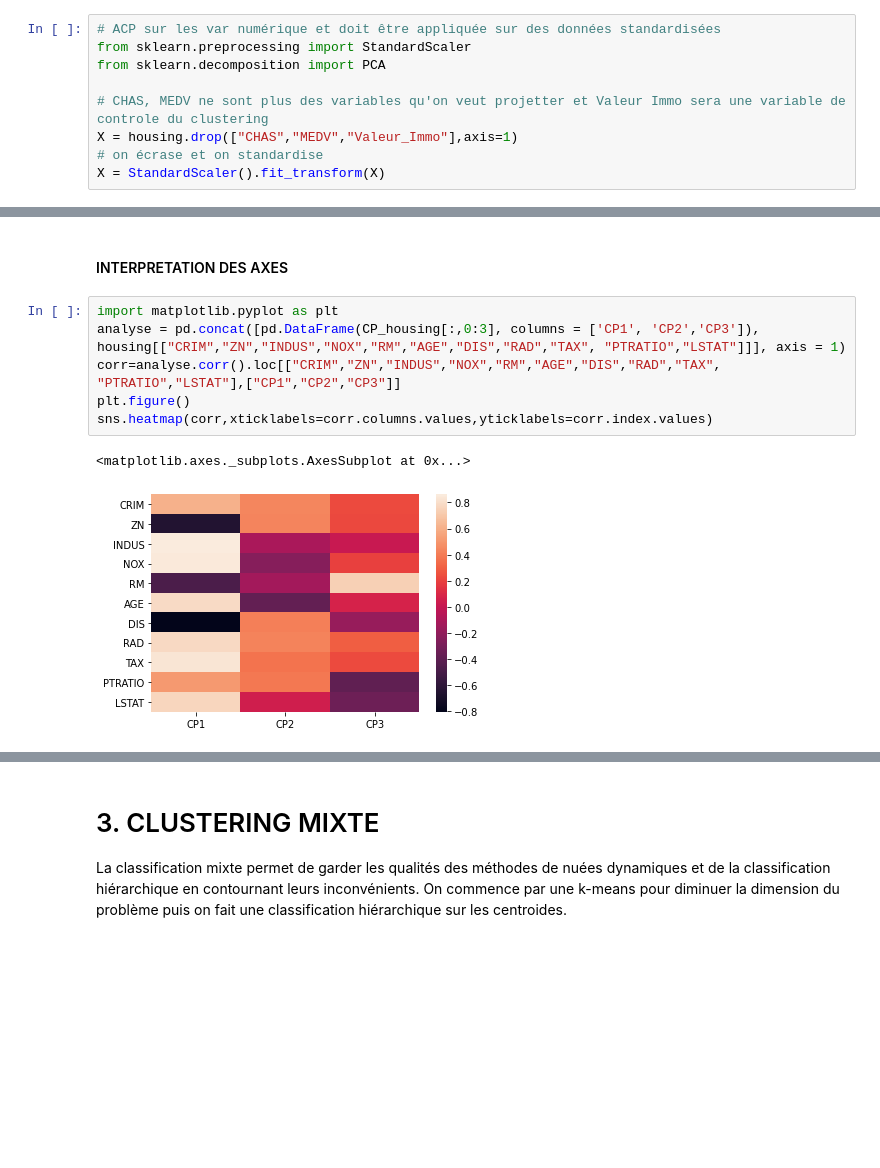
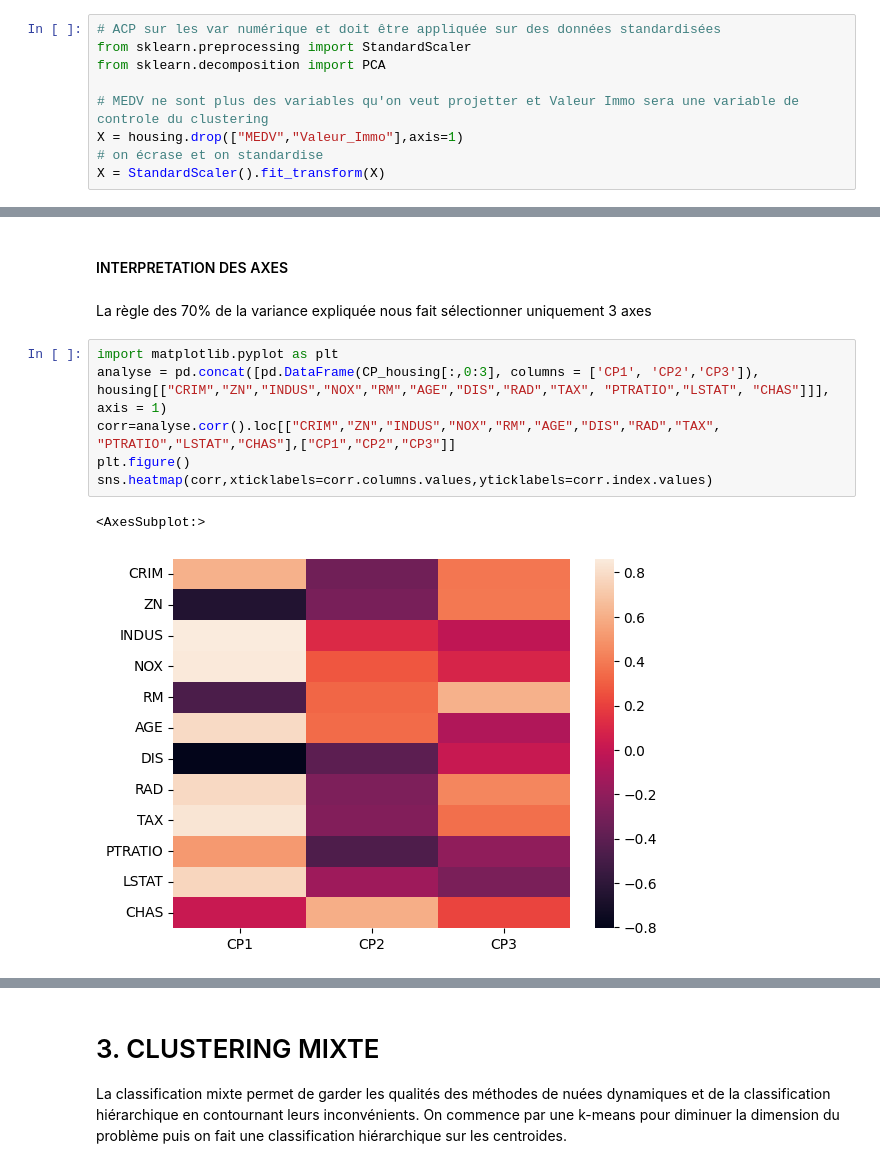
Before and after one commit to wil0u/python-formation-3, a Jupyter notebook: notebooks/TP_MLPython_ClusteringBoston.ipynb, the cells around one changed output, grey strips where cells are left out. Saved outputs shown, nothing was run; the diff lists cells and outputs as text; blank space fills up the shorter version.

Commit message:
REFACTO : mise à jour des notebooks TP corrigé + clustering

```diff
--- a/notebooks/TP_MLPython_ClusteringBoston.ipynb
+++ b/notebooks/TP_MLPython_ClusteringBoston.ipynb
@@ -109,8 +110,8 @@ Name: Valeur_Immo, dtype: object
 from sklearn.preprocessing import StandardScaler
 from sklearn.decomposition import PCA
 
-# CHAS, MEDV ne sont plus des variables qu'on veut projetter et Valeur Immo sera une variable de controle du clustering
-X = housing.drop(["CHAS","MEDV","Valeur_Immo"],axis=1)
+# MEDV ne sont plus des variables qu'on veut projetter et Valeur Immo sera une variable de controle du clustering
+X = housing.drop(["MEDV","Valeur_Immo"],axis=1)
 # on écrase et on standardise
 X = StandardScaler().fit_transform(X)
 # %%
@@ -167,14 +168,16 @@ sns.pairplot(x_vars='CP2', y_vars='CP3', data=finalDf, hue="Valeur_Immo", height
 # %% [markdown]
 #### INTERPRETATION DES AXES
+# %% [markdown]
+La règle des 70% de la variance expliquée nous fait sélectionner uniquement 3 axes
 # %%
 import matplotlib.pyplot as plt
-analyse = pd.concat([pd.DataFrame(CP_housing[:,0:3], columns = ['CP1', 'CP2','CP3']), housing[["CRIM","ZN","INDUS","NOX","RM","AGE","DIS","RAD","TAX", "PTRATIO","LSTAT"]]], axis = 1)
-corr=analyse.corr().loc[["CRIM","ZN","INDUS","NOX","RM","AGE","DIS","RAD","TAX", "PTRATIO","LSTAT"],["CP1","CP2","CP3"]]
+analyse = pd.concat([pd.DataFrame(CP_housing[:,0:3], columns = ['CP1', 'CP2','CP3']), housing[["CRIM","ZN","INDUS","NOX","RM","AGE","DIS","RAD","TAX", "PTRATIO","LSTAT", "CHAS"]]], axis = 1)
+corr=analyse.corr().loc[["CRIM","ZN","INDUS","NOX","RM","AGE","DIS","RAD","TAX", "PTRATIO","LSTAT","CHAS"],["CP1","CP2","CP3"]]
 plt.figure()
 sns.heatmap(corr,xticklabels=corr.columns.values,yticklabels=corr.index.values)
 # %% [output]
-<matplotlib.axes._subplots.AxesSubplot at 0x...>
+<AxesSubplot:>
-[figure, old version]
+[figure, new version]
 # %%
 corr
 # %% [output]
```
Also changed, not shown: parts of 27 cells of this notebook, 2 other files.
